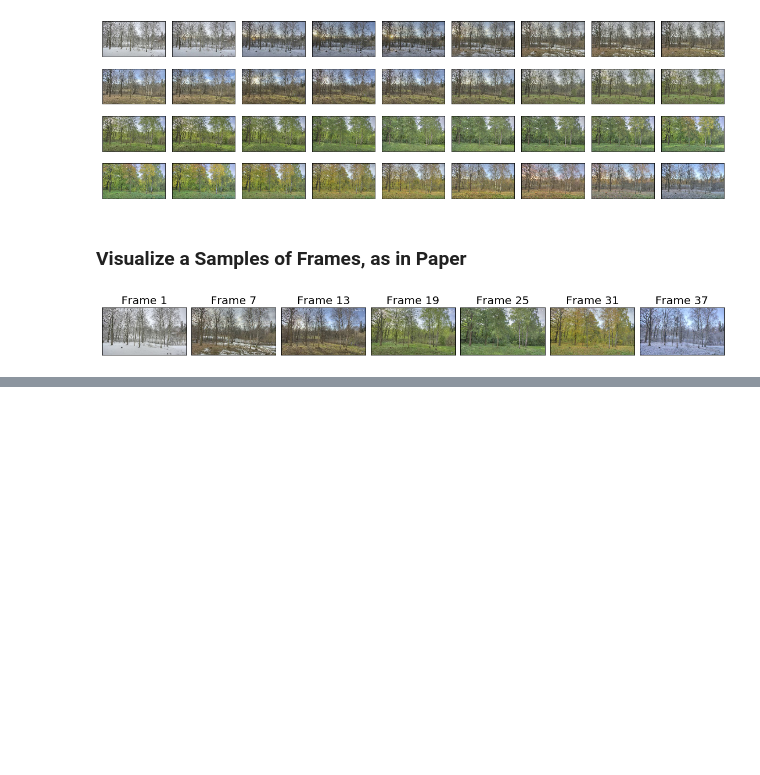
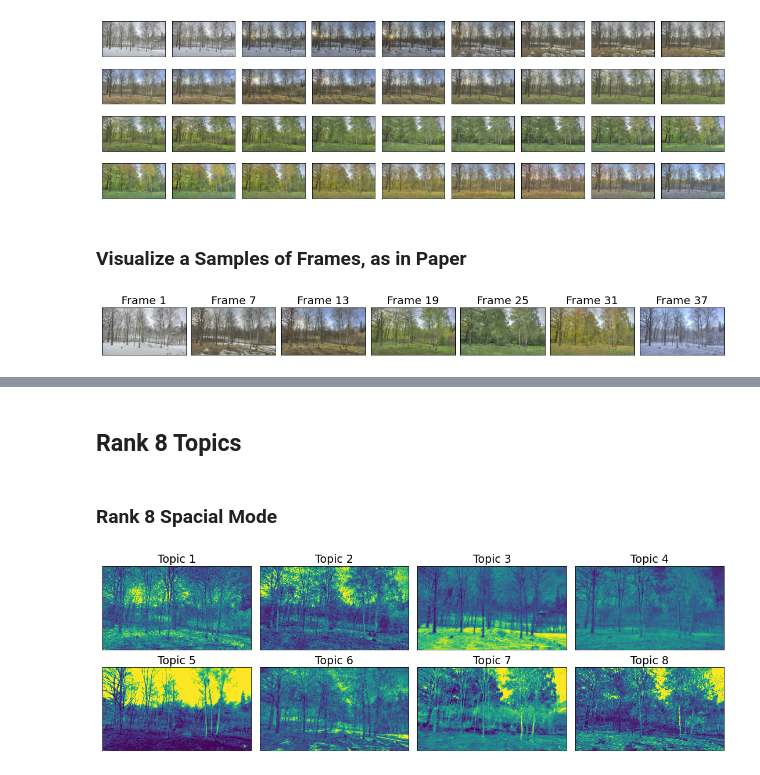
Before and after one commit to jvendrow/Neural-NCPD, a Jupyter notebook: Video_Experiment.ipynb, the cells around one changed output, grey strips where cells are left out. Saved outputs shown, nothing was run; the diff lists cells and outputs as text; code cells hidden in the pictures; blank space fills up the shorter version.

```diff
--- a/Video_Experiment.ipynb
+++ b/Video_Experiment.ipynb
@@ -61,7 +59,7 @@ n = 37
 X = np.zeros((n,h,w,3))
 
 for i in range(n):
-    im = plt.imread('Images/frame' + str(i) + '.jpg')
+    im = plt.imread('./data/Images/frame' + str(i) + '.jpg')
     X[i,:,:,:] = im
 # %%
 X = X.reshape((n, -1,3)).transpose((0,2,1))
@@ -106,6 +106,6 @@ net = NNCPD([n1,6,3],[n2,6,3],[n3,6,3])
 
 loss_func = Energy_Loss_Tensor()
 
-history_unsupervised = train(net, X, loss_func, r, epoch = 1400, lr1 = 0, lr2 = 0.04, verbose_epoch=200)
+history_unsupervised = train(net, X, loss_func, r, epoch = 1400, lr1 = 0, lr2 = 0.04)
 # %%
 history_unsupervised.plot_scalar('loss')
@@ -354,16 +132,0 @@ np.linalg.matrix_rank(test)
-# %%
-A = torch.rand((3,2))
-B = torch.rand((3,2))
-C = torch.rand((3,2))
-
-r = 2
-X_approx = torch.zeros((3,3,3))
-
-
-for it in range(r**3):
-    i = int(it % r)
-    j = int((it/r) % r)
-    k = int((it/(r**2) % r))
-
-    alpha = np.random.rand()#torch.sum(H_A[i] * H_B[j] * H_C[k]);
-    X_approx += alpha * torch.einsum('p, qr->pqr',A[:,i],torch.ger(B[:,j],C[:,k]))
@@ -398,14 +132,0 @@ test[:,[0,1]]
-# %%
-"""
-n_2, r = B.shape
-n_3, r = C.shape
-X_approx = torch.zeros((n_1,n_2,n_3))
-
-
-for it in range(r**2):
-    i = int(it % r)
-    j = int((it/r) % r)
-
-    x = torch.rand((n_1))#torch.sum(H_A[i] * H_B[j] * H_C[k]);
-    X_approx += torch.einsum('p, qr->pqr',x,torch.ger(B[:,i],C[:,j]))
-"""
@@ -414,0 +133,16 @@ np.linalg.matrix_rank(test)
+# %% [markdown]
+## Rank 8 Topics
+# %% [markdown]
+### Rank 8 Spacial Mode
+# %%
+color = "viridis"
+fig, axs = plt.subplots(2, 4, constrained_layout=True, figsize=(15,4.8))
+for i in range(8):
+    x = int(i/4)
+    y = i%4
+    axs[x][y].imshow(X_3[:,i].reshape(h,w)*70, cmap=plt.get_cmap(color), vmin=0, vmax=90)
+    axs[x][y].set_title("Topic " + str(i+1), fontsize=19)
+    axs[x][y].axes.xaxis.set_ticks([])
+    axs[x][y].axes.yaxis.set_ticks([])
+# %% [output]
+[figure, added]
```
Also changed, not shown: parts of 57 cells of this notebook, 5 other files.
